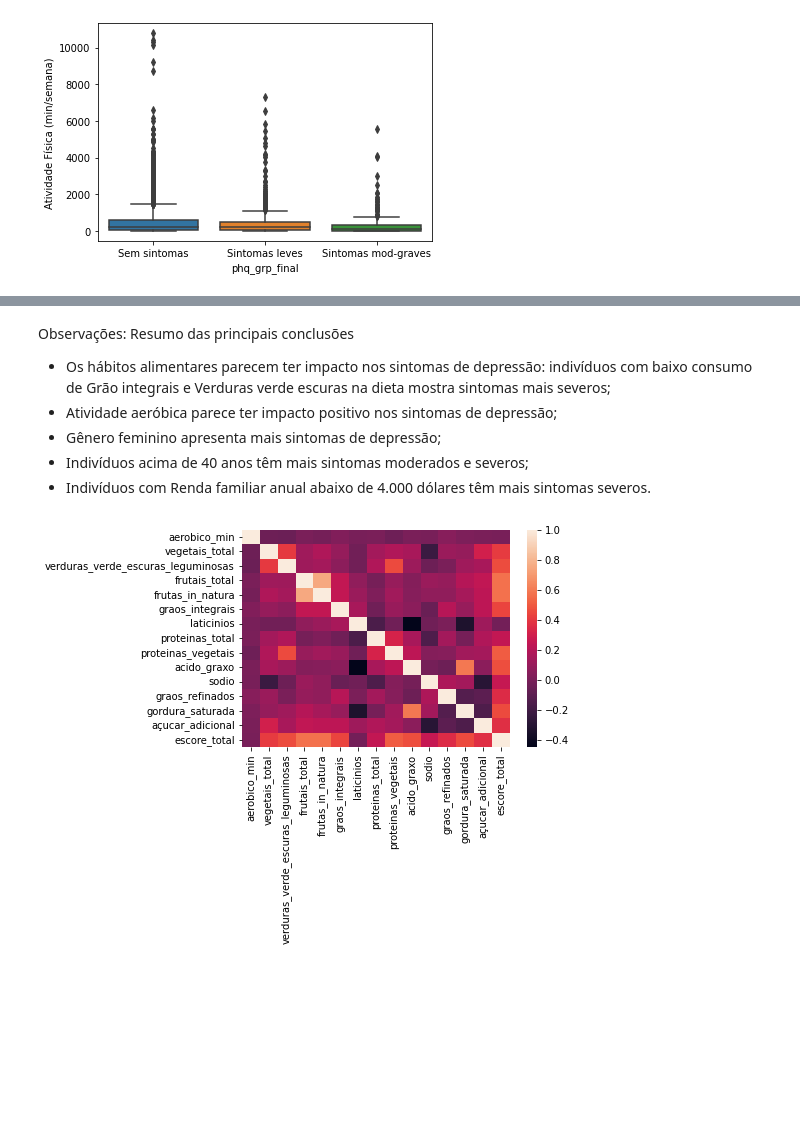
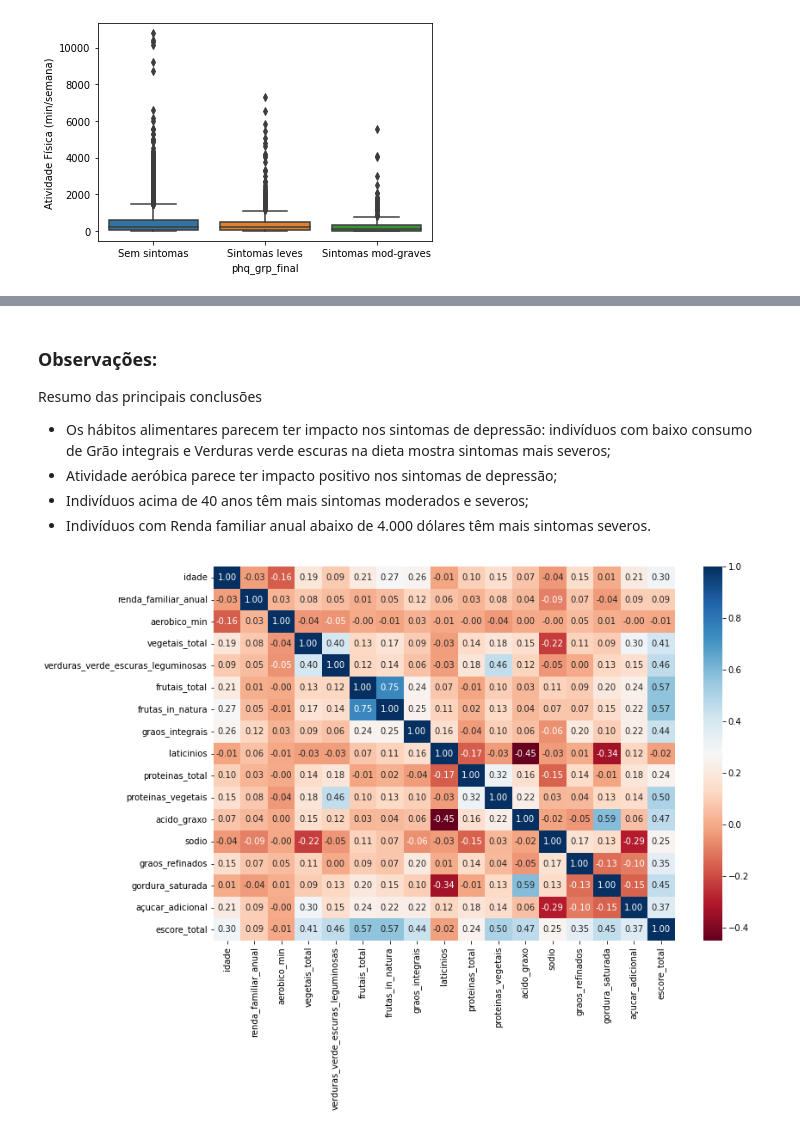
Before and after one commit to brisarosatti/desafio-inferencia-estatistica, a Jupyter notebook: brisa-13-01-22-Desafio-Inferencia.ipynb, the cells around one changed output, grey strips where cells are left out. Drawn from its saved outputs; the diff is of its cells as text; code cells hidden in the pictures; blank space fills up the shorter version.

```diff
--- a/brisa-13-01-22-Desafio-Inferencia.ipynb
+++ b/brisa-13-01-22-Desafio-Inferencia.ipynb
@@ -18,8 +22,8 @@ from scipy.stats import f_oneway # ANOVA teste F
 # %%
 # Leitura do arquivo
 
-df_phq = pd.read_csv('/content/DEMO_PHQ.csv')
-df_pag_hei = pd.read_csv('/content/PAG_HEI.csv')
+df_phq = pd.read_csv('dados/DEMO_PHQ.csv')
+df_pag_hei = pd.read_csv('dados/PAG_HEI.csv')
 # %%
 # Informações gerais sobre os dados
 
@@ -390,6 +405,8 @@ Observações:
 # %% [markdown]
 ### 2.1) Medidas resumo das variáveis quantitativas:
 # %%
+# Agrupando tipos de variáveis distintas
+
 var_quant = [
     "idade",
     "renda_familiar_anual",
@@ -407,9 +424,8 @@ var_quant = [
     "graos_refinados",
     "gordura_saturada",
     "açucar_adicional",
-    "escore_total",
-    "phq9"]
-
+    "escore_total"
+]
 
 var_quali = [
     "genero",
@@ -698,19 +712,25 @@ for var in var_quant:
 # %% [markdown]
-Observações:
+### Observações:
 Resumo das principais conclusões
 
 *   Os hábitos alimentares parecem ter impacto nos sintomas de depressão: indivíduos com baixo consumo de Grão integrais e Verduras verde escuras na dieta mostra sintomas mais severos;
 *   Atividade aeróbica parece ter impacto positivo nos sintomas de depressão;
-*   Gênero feminino apresenta mais sintomas de depressão;
 *   Indivíduos acima de 40 anos têm mais sintomas moderados e severos;
 *   Indivíduos com Renda familiar anual abaixo de 4.000 dólares têm mais sintomas severos.
 # %%
-# Analisando correlaçoes entre todas as variaveis da var_health
+# Analisando correlaçoes entre todas as variaveis da var_quant
 
-corr = db_treated[var_health].corr()
-_ = sns.heatmap(corr)
+sns.set_context(font_scale = 2.0)
+plt.figure(figsize = (12,8))
+sns.heatmap(
+    db_treated[var_quant].corr(),
+    annot = True,
+    fmt = ".2f",
+    cmap = "RdBu",
+)
+
 plt.show()
 # %% [output]
-[figure, old version]
+[figure, new version]
 # %% [markdown]
 ## 3) Teste de Hipóteses
```
Also changed, not shown: parts of 36 cells of this notebook, 2 other files.
